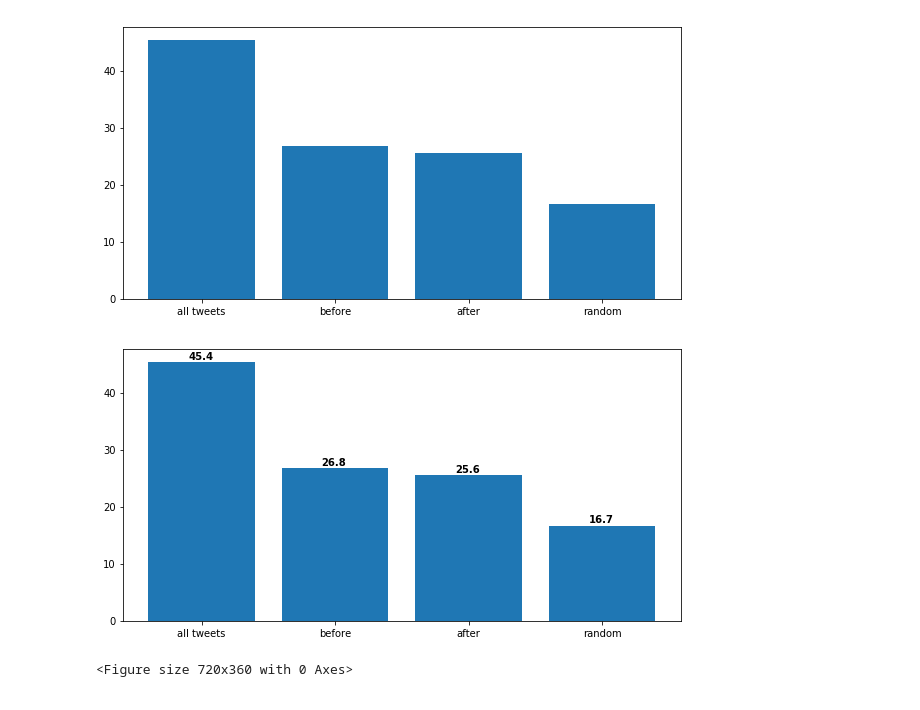
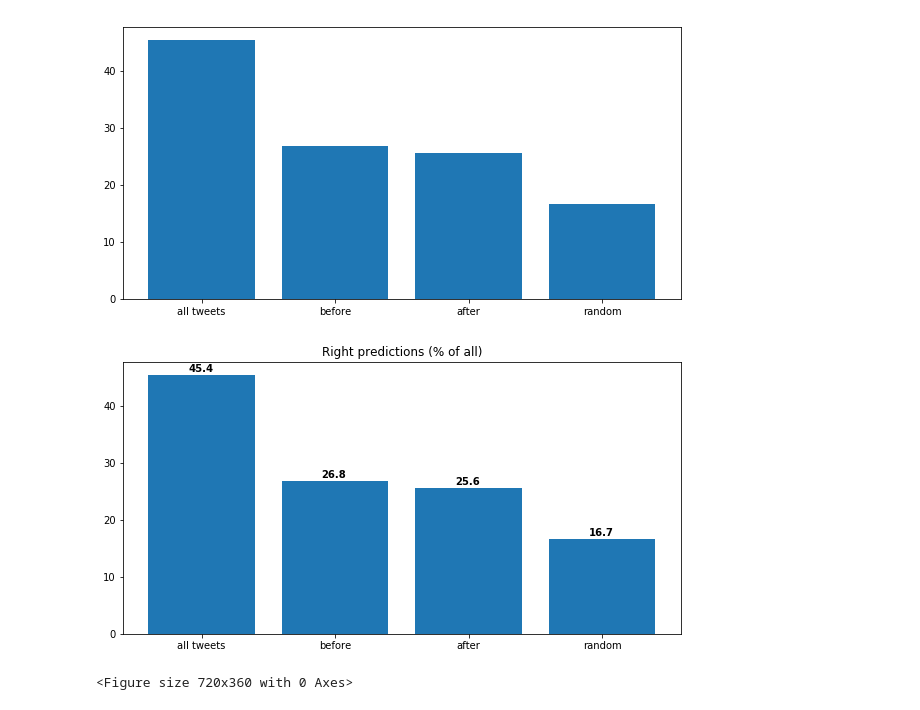
Before and after one commit to vvenla/trumponator, a Jupyter notebook: source/Plotting_results.ipynb, the cells around one changed output. Drawn from its saved outputs; the diff is of its cells as text; code cells hidden in the pictures.

```diff
--- a/source/Plotting_results.ipynb
+++ b/source/Plotting_results.ipynb
@@ -32,22 +32,22 @@ plt.xticks(x, labels);
 # %%
 plt.bar(x,y)
 plt.xticks(x, labels)
-plt.title("amo")
+plt.title("Right predictions (% of all)")
 
 offset_x = -0.1
 offset_y = 0.5
 
 for a,b in zip(x,y):
     plt.text(a + offset_x, b + offset_y, str(b), fontweight="bold")
 
 
 #plt.show()
 
 #save to file
-path = "../files/presentation/images/test.png"
+path = "../files/presentation/images/test.svg"
 plt.savefig(path, dpi=300, format='svg', bbox_inches='tight') # use format='svg' or 'pdf' for vectorial pictures
 # %% [output]
-[figure, old version]
+[figure, new version]
 # %%
 # %% [output]
 <Figure size 720x360 with 0 Axes>
```
Also changed, not shown: 1 other file.
